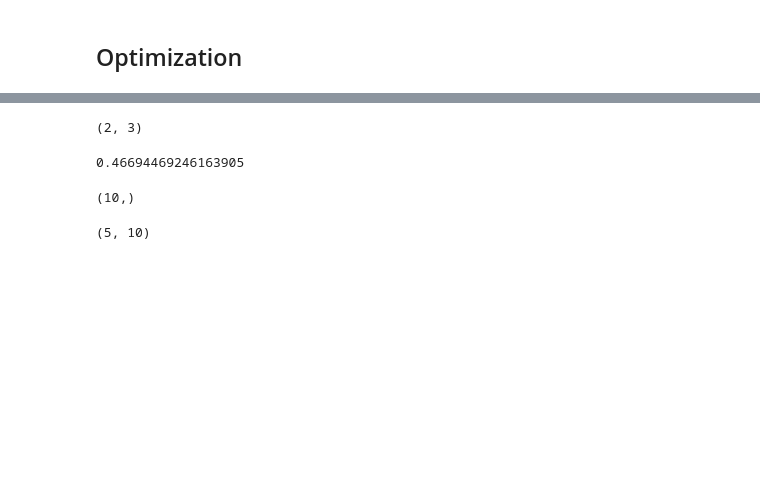
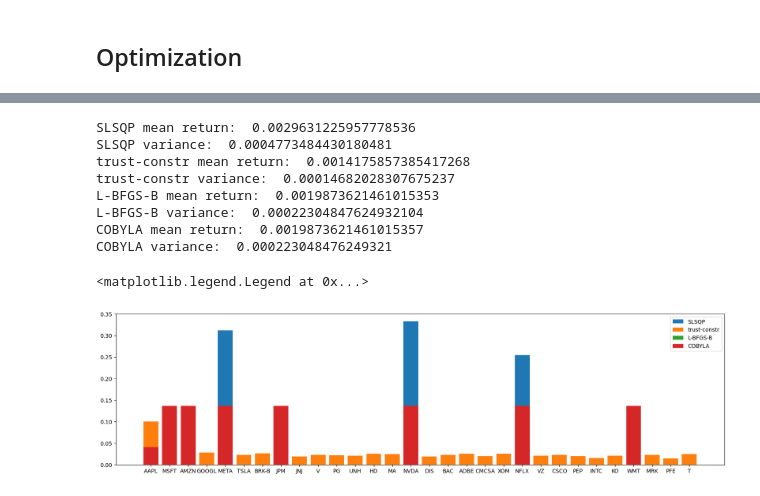
Before and after one commit to mjayadharan/QuantAlgo, a Jupyter notebook: optimization_template.ipynb, the cells around one changed output, grey strips where cells are left out. Cells and saved outputs as stored; diff of their text form; code cells hidden in the pictures; blank space fills up the shorter version.

```diff
--- a/optimization_template.ipynb
+++ b/optimization_template.ipynb
@@ -262,4 +273,0 @@ ab.append([0,30,4])
-# %%
-np.array(ab).shape
-# %% [output]
-(2, 3)
@@ -268,12 +274,30 @@ np.min
-# %%
-return_pt_df["AAPL"].sum()
-# %% [output]
-0.46694469246163905
-# %%
-y_mean.shape
-# %% [output]
-(10,)
-# %%
-y_realizations.shape
-# %% [output]
-(5, 10)
+# %%
+plt.figure(figsize=(20,5))
+# mean_return_pt_appended = deepcopy(mean_return_pt)
+# vol_pct_appended = deepcopy(vol_pct)
+opt_portfol_mean_dict = {}
+opt_portfol_var_dict = {}
+
+
+
+
+for method in methods:
+    adjusted_mean = (portfol_mean(opt_portfolio_dict[method], mean_return_np))/np.sum(opt_portfolio_dict[method])
+    adjusted_variance = (portfol_var(opt_portfolio_dict[method], cov_matrix))/np.sum(opt_portfolio_dict[method])**2
+    print(method+" mean return: ", adjusted_mean)
+    print(method+" variance: ", adjusted_variance)
+    plt.bar(mean_return_pt.index, opt_portfolio_dict[method]/np.sum(opt_portfolio_dict[method]), label=method)
+    opt_portfol_mean_dict[method] = adjusted_mean
+    opt_portfol_var_dict[method] = adjusted_variance
+plt.legend()
+# %% [output]
+SLSQP mean return:  0.0029631225957778536
+SLSQP variance:  0.0004773484430180481
+trust-constr mean return:  0.0014175857385417268
+trust-constr variance:  0.00014682028307675237
+L-BFGS-B mean return:  0.0019873621461015353
+L-BFGS-B variance:  0.00022304847624932104
+COBYLA mean return:  0.0019873621461015357
+COBYLA variance:  0.000223048476249321
+<matplotlib.legend.Legend at 0x...>
+[figure, added]
```
Also changed, not shown: parts of 23 cells of this notebook.
